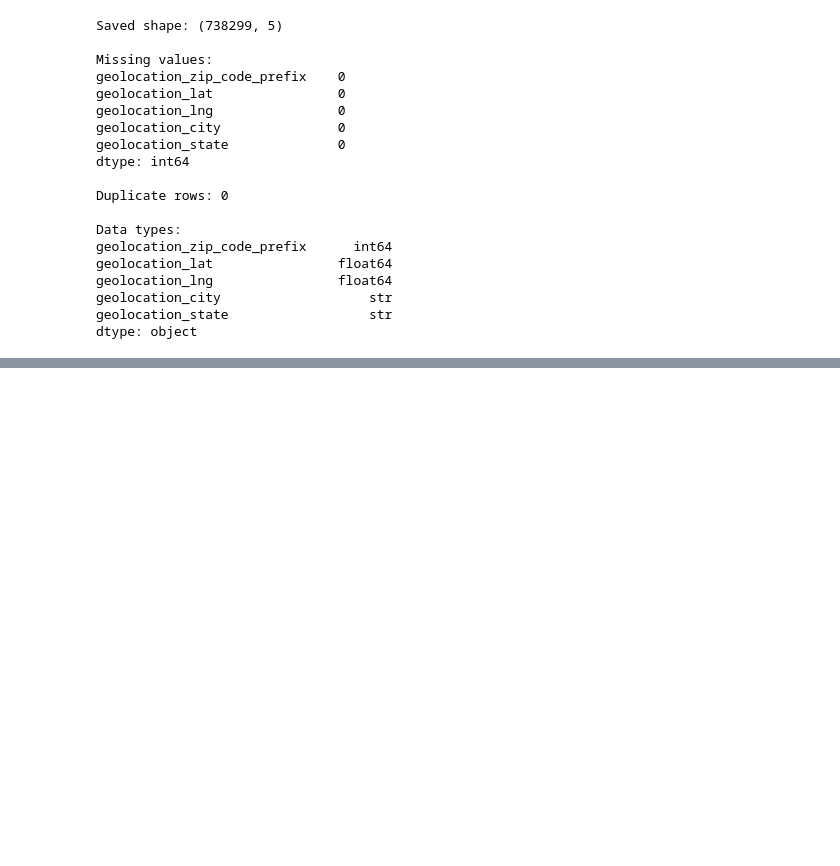
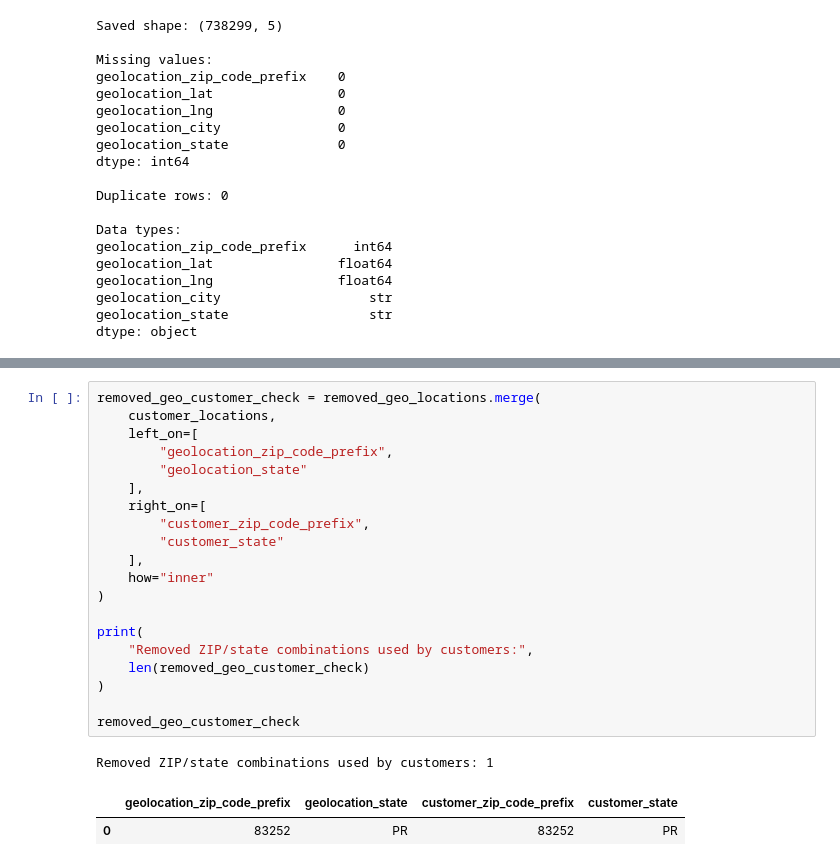
Before and after one commit to VMilewskiFF/SpikupCapstone2026_CYRV, a Jupyter notebook: Clean_Data/cleaning_notebooks/Cleaning_CYRV_geolocation_dataset.ipynb, the cells around one changed output, grey strips where cells are left out. Saved outputs shown, nothing was run; the diff lists cells and outputs as text; blank space fills up the shorter version.

```diff
--- a/Clean_Data/cleaning_notebooks/Cleaning_CYRV_geolocation_dataset.ipynb
+++ b/Clean_Data/cleaning_notebooks/Cleaning_CYRV_geolocation_dataset.ipynb
@@ -1237,0 +1492,24 @@ dtype: object
+# %%
+removed_geo_customer_check = removed_geo_locations.merge(
+    customer_locations,
+    left_on=[
+        "geolocation_zip_code_prefix",
+        "geolocation_state"
+    ],
+    right_on=[
+        "customer_zip_code_prefix",
+        "customer_state"
+    ],
+    how="inner"
+)
+
+print(
+    "Removed ZIP/state combinations used by customers:",
+    len(removed_geo_customer_check)
+)
+
+removed_geo_customer_check
+# %% [output]
+Removed ZIP/state combinations used by customers: 1
+|  | geolocation_zip_code_prefix | geolocation_state | customer_zip_code_prefix | customer_state |
+| 0 | 83252 | PR | 83252 | PR |
```
Also changed, not shown: parts of 12 cells of this notebook, 2 other files.
